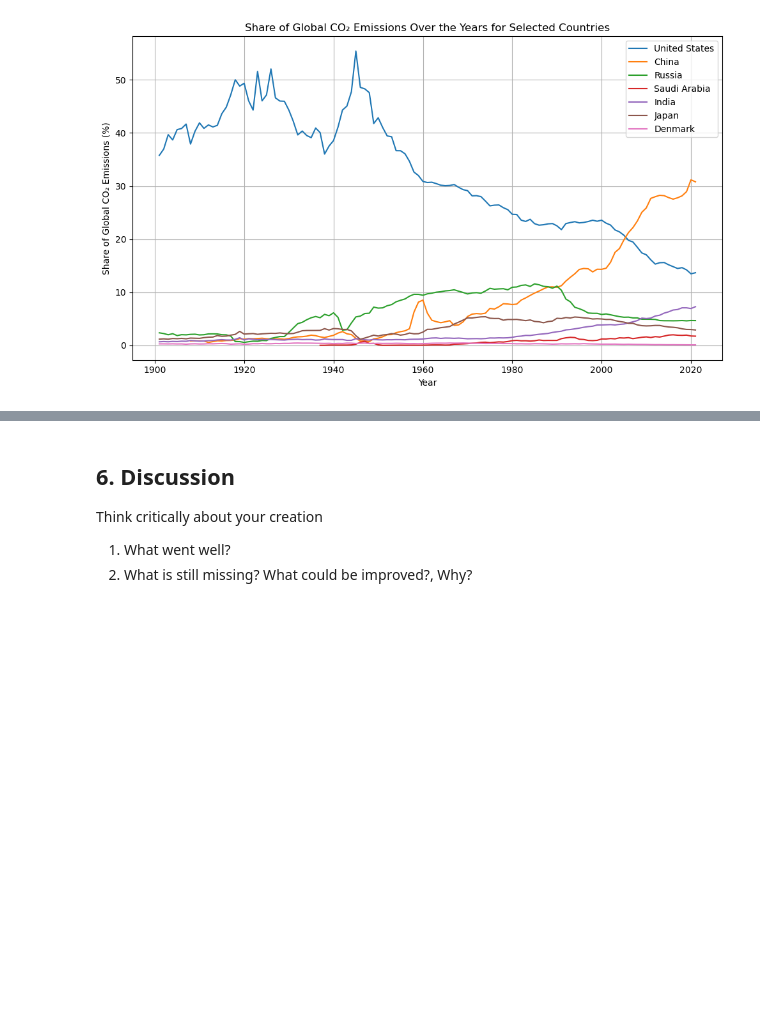
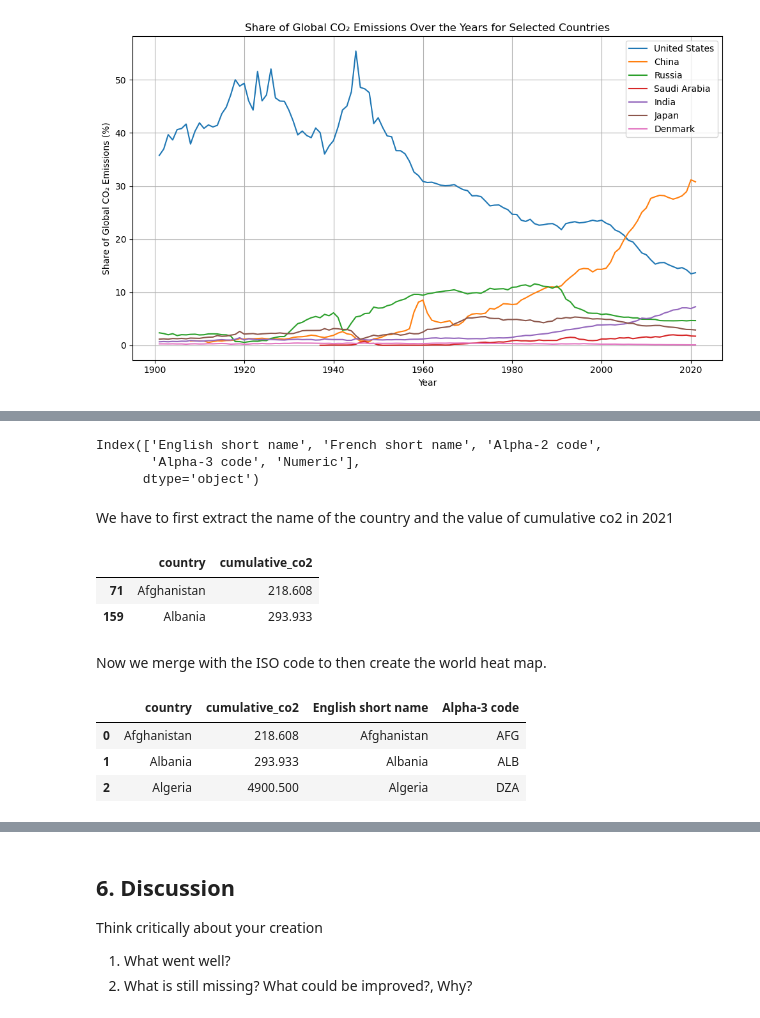
Before and after one commit to magolimbo/Social_data_analysis_and_visualisation, a Jupyter notebook: project/main.ipynb, the cells around one changed output, grey strips where cells are left out. Cells and saved outputs as stored; diff of their text form; code cells hidden in the pictures; blank space fills up the shorter version.

```diff
--- a/project/main.ipynb
+++ b/project/main.ipynb
@@ -453,0 +498,30 @@ to gabriele: so far this the analysis i have donde i think is enough as all the
+# %%
+df_iso = pd.read_csv("/content/drive/MyDrive/datasocialdata/iso-3166-1.csv")
+# %%
+df_iso.columns
+# %% [output]
+Index(['English short name', 'French short name', 'Alpha-2 code',
+       'Alpha-3 code', 'Numeric'],
+      dtype='object')
+# %%
+df_iso.drop(columns=['French short name', 'Alpha-2 code', 'Numeric'], inplace=True)
+# %% [markdown]
+We have to first extract the name of the country and the value of cumulative co2 in 2021
+# %%
+df_2021 = df[df['year'] == 2021][['country', 'cumulative_co2']]
+df_2021.head(2)
+# %% [output]
+|  | country | cumulative_co2 |
+| 71 | Afghanistan | 218.608 |
+| 159 | Albania | 293.933 |
+# %% [markdown]
+Now we merge with the ISO code to then create the world heat map.
+# %%
+merged_df = pd.merge(df_2021, df_iso, how='left', left_on='country', right_on='English short name')
+# %%
+merged_df.head(3)
+# %% [output]
+|  | country | cumulative_co2 | English short name | Alpha-3 code |
+| 0 | Afghanistan | 218.608 | Afghanistan | AFG |
+| 1 | Albania | 293.933 | Albania | ALB |
+| 2 | Algeria | 4900.500 | Algeria | DZA |
```
Also changed, not shown: parts of 19 cells of this notebook, 1 other file.
